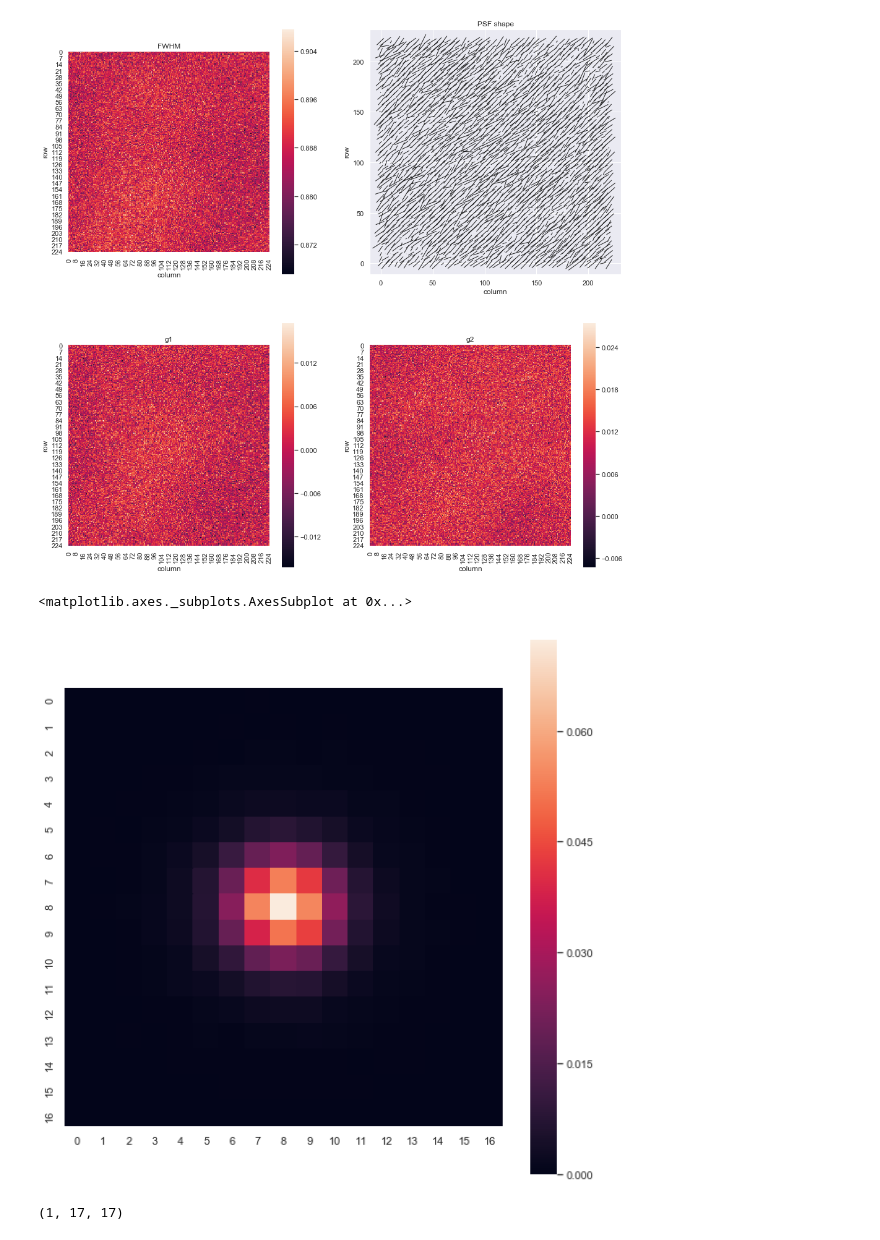
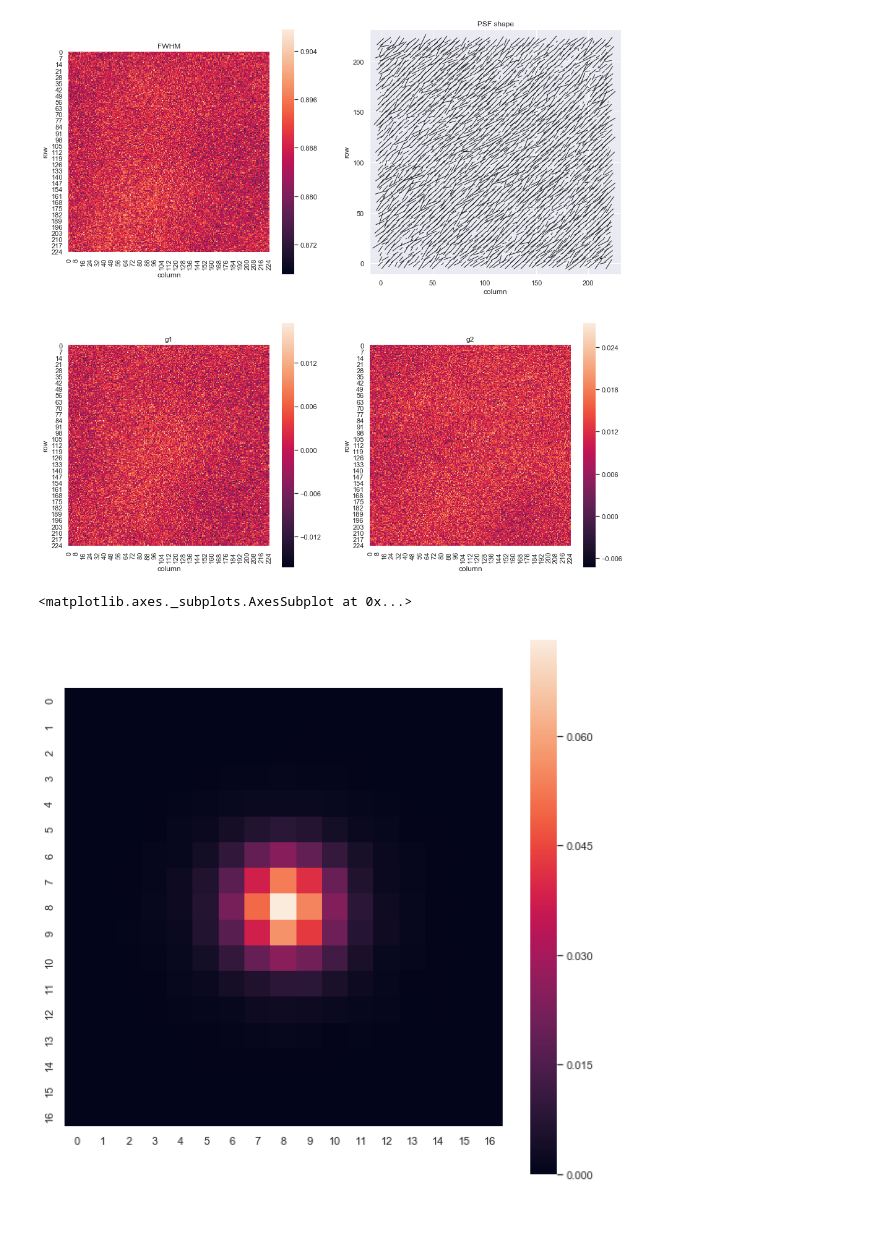
Before and after one commit to beckermr/metadetect-sims, a Jupyter notebook: plots_and_notebooks/plot_atm_psf_file.ipynb, the cells around one changed output. Cells and saved outputs as stored; diff of their text form; code cells hidden in the pictures.

```diff
--- a/plots_and_notebooks/plot_atm_psf_file.ipynb
+++ b/plots_and_notebooks/plot_atm_psf_file.ipynb
@@ -107,13 +107,9 @@ Text(0.5, 1.0, 'g2')
 [figure]
 # %%
 ims = d['flat_image'].reshape(225, 225, 17, 17)
-msk = g1 == np.max(g1)
+msk = g1 == np.min(g1)
 plt.figure(figsize=(10, 10))
 sns.heatmap(ims[msk][0], square=True)
 # %% [output]
 <matplotlib.axes._subplots.AxesSubplot at 0x...>
-[figure, old version]
+[figure, new version]
-# %%
-ims[msk].shape
-# %% [output]
-(1, 17, 17)
```
Also changed, not shown: parts of 1 cell of this notebook, 1 other file.
